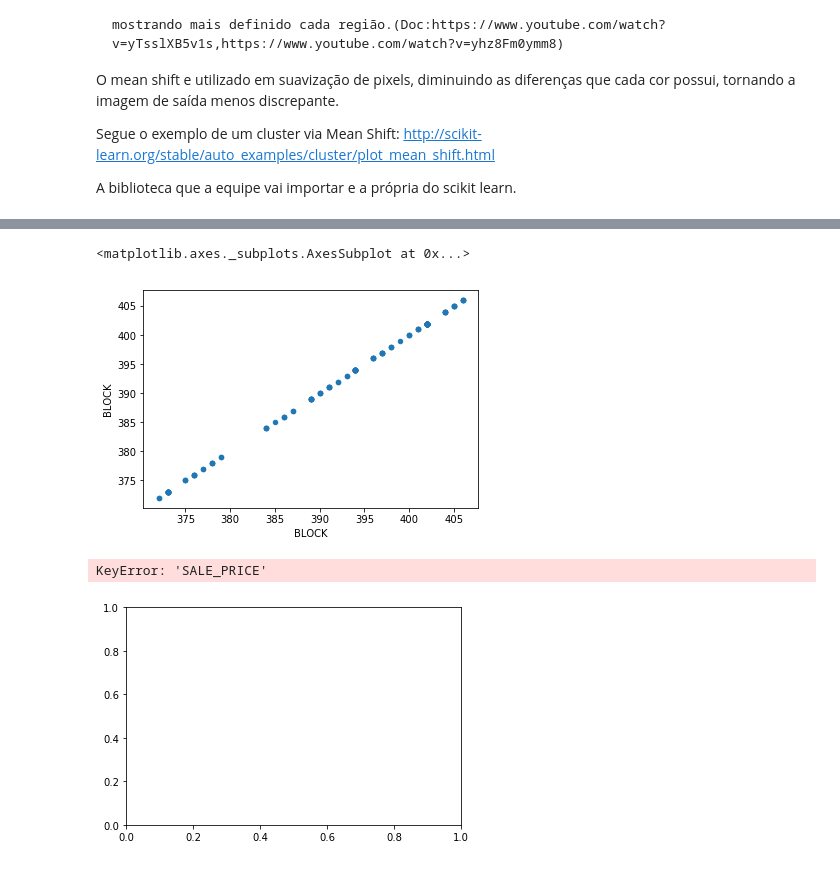
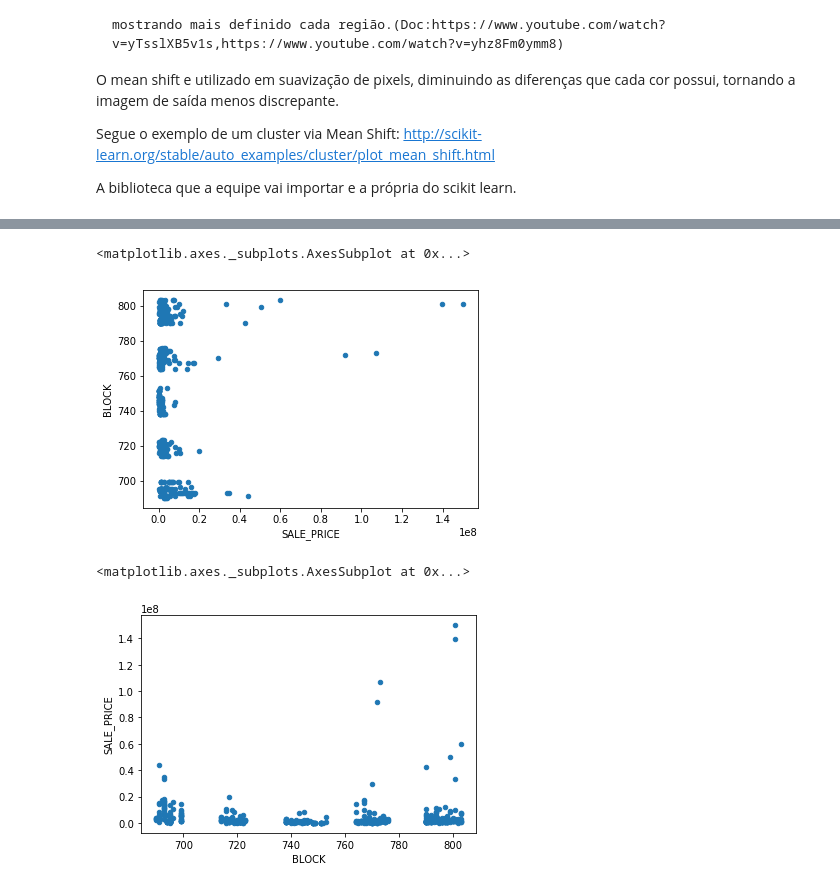
Before and after one commit to AntonioAndraues/Pj3_Ciencia_dos_Dados, a Jupyter notebook: Projeto+3+ (1).ipynb, the cells around one changed output, grey strips where cells are left out. Saved outputs shown, nothing was run; the diff lists cells and outputs as text; code cells hidden in the pictures.

```diff
--- a/Projeto+3+ (1).ipynb
+++ b/Projeto+3+ (1).ipynb
@@ -52,6 +52,8 @@ dados2=dados.loc[:,['NEIGHBORHOOD','SALE PRICE','BLOCK']] #selecionando os subse
 dados2=dados2.rename(columns={'SALE PRICE': 'SALE_PRICE'}) #facilitar a representacao da coluna
 dados2.SALE_PRICE[2] #Formato do preco nao completado
 dados2=dados2.loc[dados2.SALE_PRICE!=' -  ']  #retirada do formato "Nao completado"
-dados2=dados2.loc[dados2.SALE_PRICE.astype('int')]###AQUI!!!####
+dados2.SALE_PRICE=dados2.SALE_PRICE.astype("float")
+dados2.SALE_PRICE=dados2.SALE_PRICE.loc[dados2.SALE_PRICE<=10000000.0] #filtrando casa abaixo do valor de 10milhoes de dollares
+
 dados2.head()
 # %% [output]
@@ -125,0 +140,3 @@ headers.describe()
+# %%
+headers.SALE_PRICE=headers.SALE_PRICE.astype('int')
+headers.head(5)
@@ -126,13 +150,8 @@ headers.describe()
 # %%
-#OLHA ISSO
-
-
-
-
-headers.plot.scatter(x="BLOCK",y="BLOCK")
+headers.plot.scatter(x="SALE_PRICE",y="BLOCK")
 # %% [output]
 <matplotlib.axes._subplots.AxesSubplot at 0x...>
-[figure, old version]
+[figure, new version]
 # %%
 #E ISSO
 
@@ -140,5 +159,5 @@ headers.plot.scatter(x="BLOCK",y="BLOCK")
 
 headers.plot.scatter(x="BLOCK",y="SALE_PRICE")
 # %% [output]
-KeyError: 'SALE_PRICE'
+<matplotlib.axes._subplots.AxesSubplot at 0x...>
-[figure, old version]
+[figure, new version]
```
Also changed, not shown: parts of 12 cells of this notebook.
